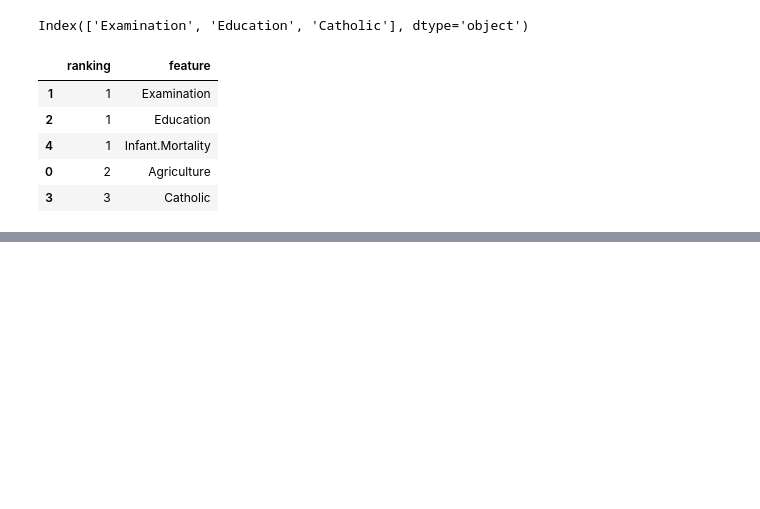
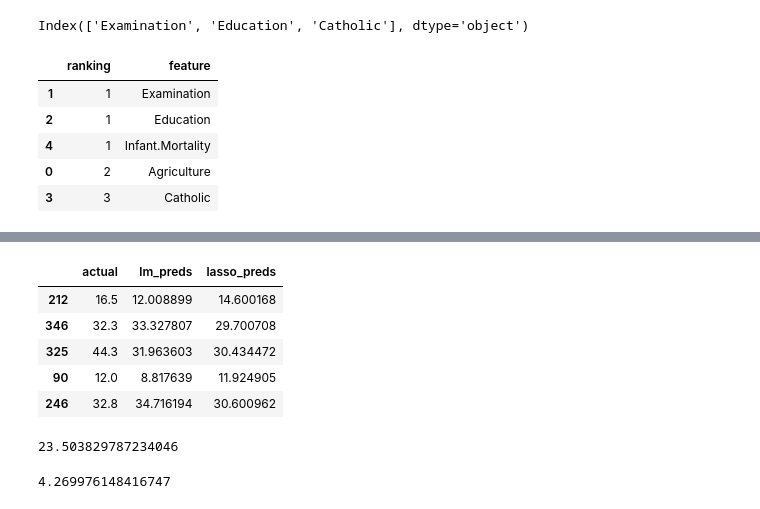
Before and after one commit to wherrickjr/regression-exercises, a Jupyter notebook: feature_engineering.ipynb, the cells around one changed output, grey strips where cells are left out. Cells and saved outputs as stored; diff of their text form; code cells hidden in the pictures; blank space fills up the shorter version.

```diff
--- a/feature_engineering.ipynb
+++ b/feature_engineering.ipynb
@@ -406,0 +470,5 @@ rfe(swiss, 'Fertility', 3)
+# %%
+lm_preds = lm.predict(x_train)
+# %%
+preds_df = pd.DataFrame({'actual': y_train,
+            'lm_preds': lm_preds})
@@ -406,0 +496,24 @@ rfe(swiss, 'Fertility', 3)
+# %%
+lasso = LassoLars(alpha=0.1)
+# %%
+lasso.fit(x_train, y_train)
+lasso_preds = lasso.predict(x_train)
+# %%
+preds_df['lasso_preds'] = lasso_preds
+preds_df.head()
+# %% [output]
+|  | actual | lm_preds | lasso_preds |
+| 212 | 16.5 | 12.008899 | 14.600168 |
+| 346 | 32.3 | 33.327807 | 29.700708 |
+| 325 | 44.3 | 31.963603 | 30.434472 |
+| 90 | 12.0 | 8.817639 | 11.924905 |
+| 246 | 32.8 | 34.716194 | 30.600962 |
+# %%
+y_train.mean()
+# %% [output]
+23.503829787234046
+# %%
+lasso_rmse = sqrt(mean_squared_error(preds_df['actual'], preds_df['lasso_preds']))
+lasso_rmse
+# %% [output]
+4.269976148416747
```
Also changed, not shown: parts of 18 cells of this notebook, 1 other file.
